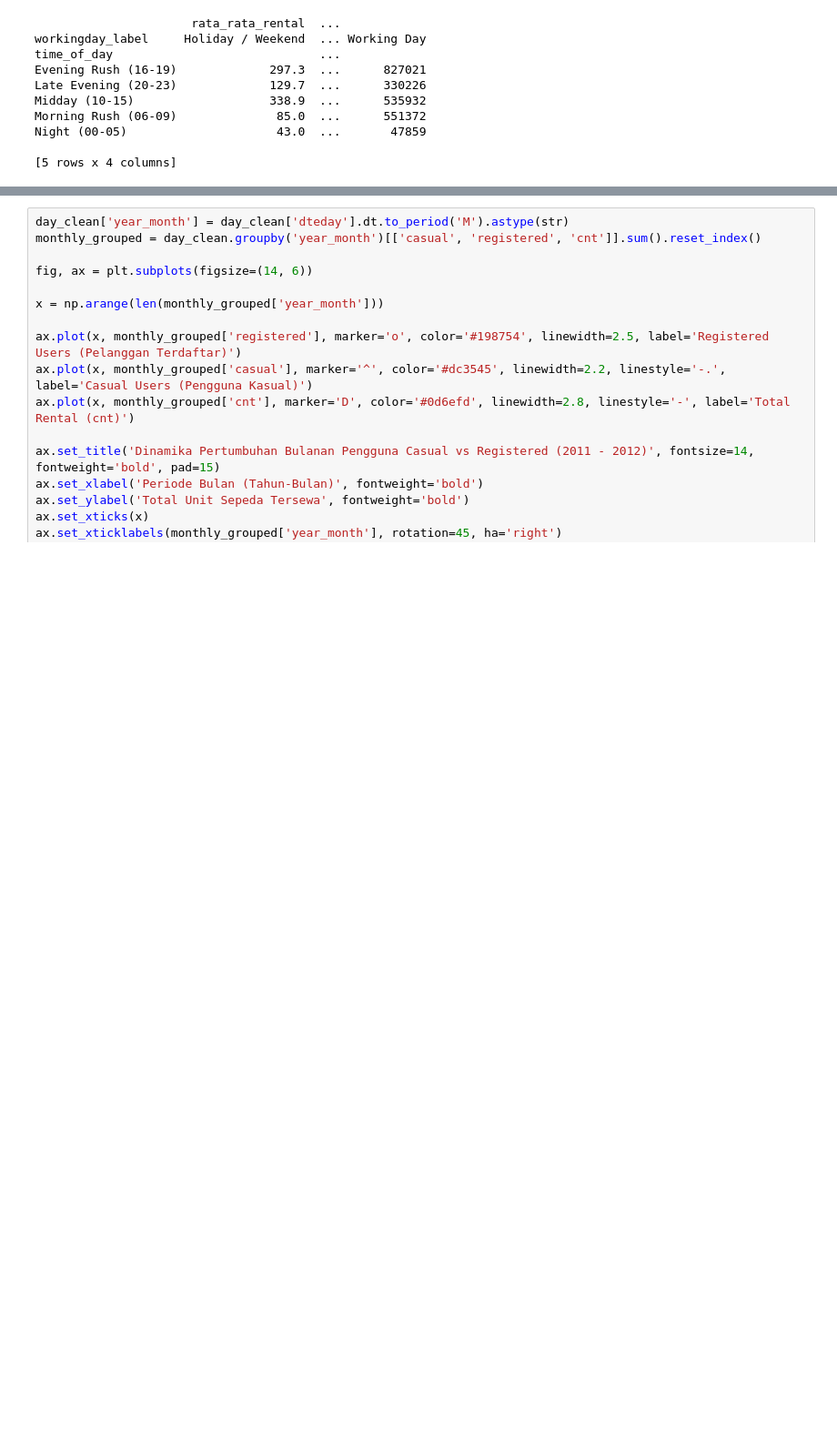
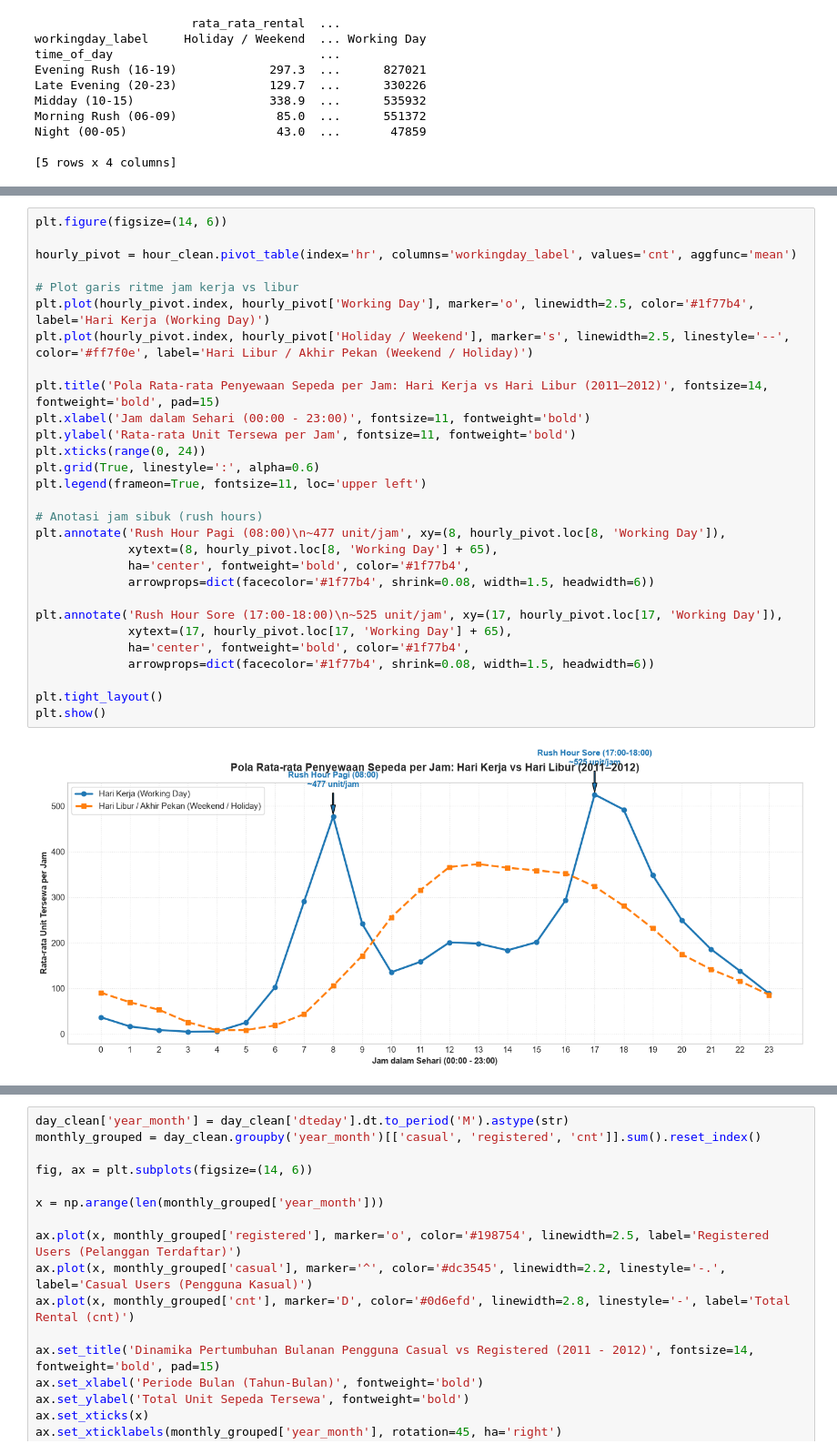
Before and after one commit to iooloittrr-lab/bike-sharing-dashboard, a Jupyter notebook: notebook.ipynb, the cells around one changed output, grey strips where cells are left out. Shown at 91% size. Saved outputs shown, nothing was run; the diff lists cells and outputs as text; blank space fills up the shorter version.

```diff
--- a/notebook.ipynb
+++ b/notebook.ipynb
@@ -607,0 +560,31 @@ plt.show()
+# %%
+plt.figure(figsize=(14, 6))
+
+hourly_pivot = hour_clean.pivot_table(index='hr', columns='workingday_label', values='cnt', aggfunc='mean')
+
+# Plot garis ritme jam kerja vs libur
+plt.plot(hourly_pivot.index, hourly_pivot['Working Day'], marker='o', linewidth=2.5, color='#1f77b4', label='Hari Kerja (Working Day)')
+plt.plot(hourly_pivot.index, hourly_pivot['Holiday / Weekend'], marker='s', linewidth=2.5, linestyle='--', color='#ff7f0e', label='Hari Libur / Akhir Pekan (Weekend / Holiday)')
+
+plt.title('Pola Rata-rata Penyewaan Sepeda per Jam: Hari Kerja vs Hari Libur (2011–2012)', fontsize=14, fontweight='bold', pad=15)
+plt.xlabel('Jam dalam Sehari (00:00 - 23:00)', fontsize=11, fontweight='bold')
+plt.ylabel('Rata-rata Unit Tersewa per Jam', fontsize=11, fontweight='bold')
+plt.xticks(range(0, 24))
+plt.grid(True, linestyle=':', alpha=0.6)
+plt.legend(frameon=True, fontsize=11, loc='upper left')
+
+# Anotasi jam sibuk (rush hours)
+plt.annotate('Rush Hour Pagi (08:00)\n~477 unit/jam', xy=(8, hourly_pivot.loc[8, 'Working Day']),
+             xytext=(8, hourly_pivot.loc[8, 'Working Day'] + 65),
+             ha='center', fontweight='bold', color='#1f77b4',
+             arrowprops=dict(facecolor='#1f77b4', shrink=0.08, width=1.5, headwidth=6))
+
+plt.annotate('Rush Hour Sore (17:00-18:00)\n~525 unit/jam', xy=(17, hourly_pivot.loc[17, 'Working Day']),
+             xytext=(17, hourly_pivot.loc[17, 'Working Day'] + 65),
+             ha='center', fontweight='bold', color='#1f77b4',
+             arrowprops=dict(facecolor='#1f77b4', shrink=0.08, width=1.5, headwidth=6))
+
+plt.tight_layout()
+plt.show()
+# %% [output]
+[figure, added]
```
Also changed, not shown: parts of 13 cells of this notebook, 2 other files.
